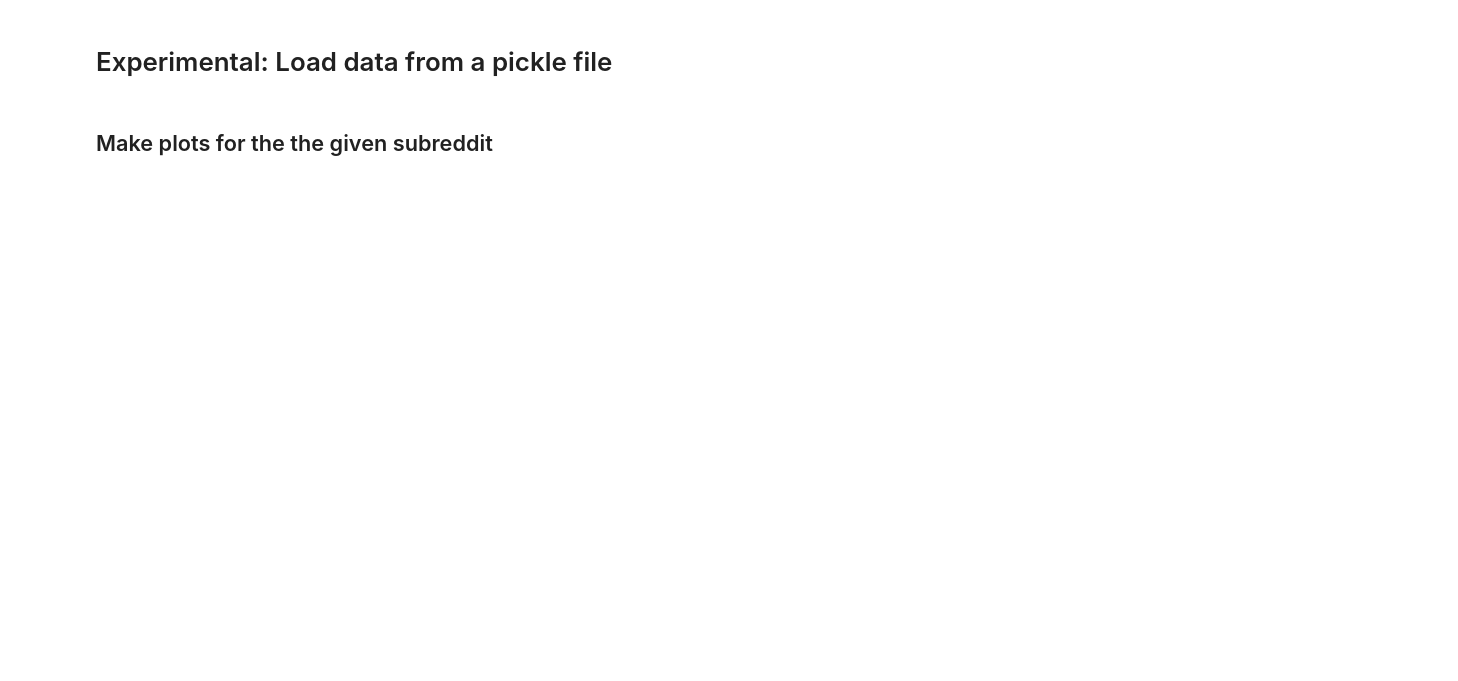
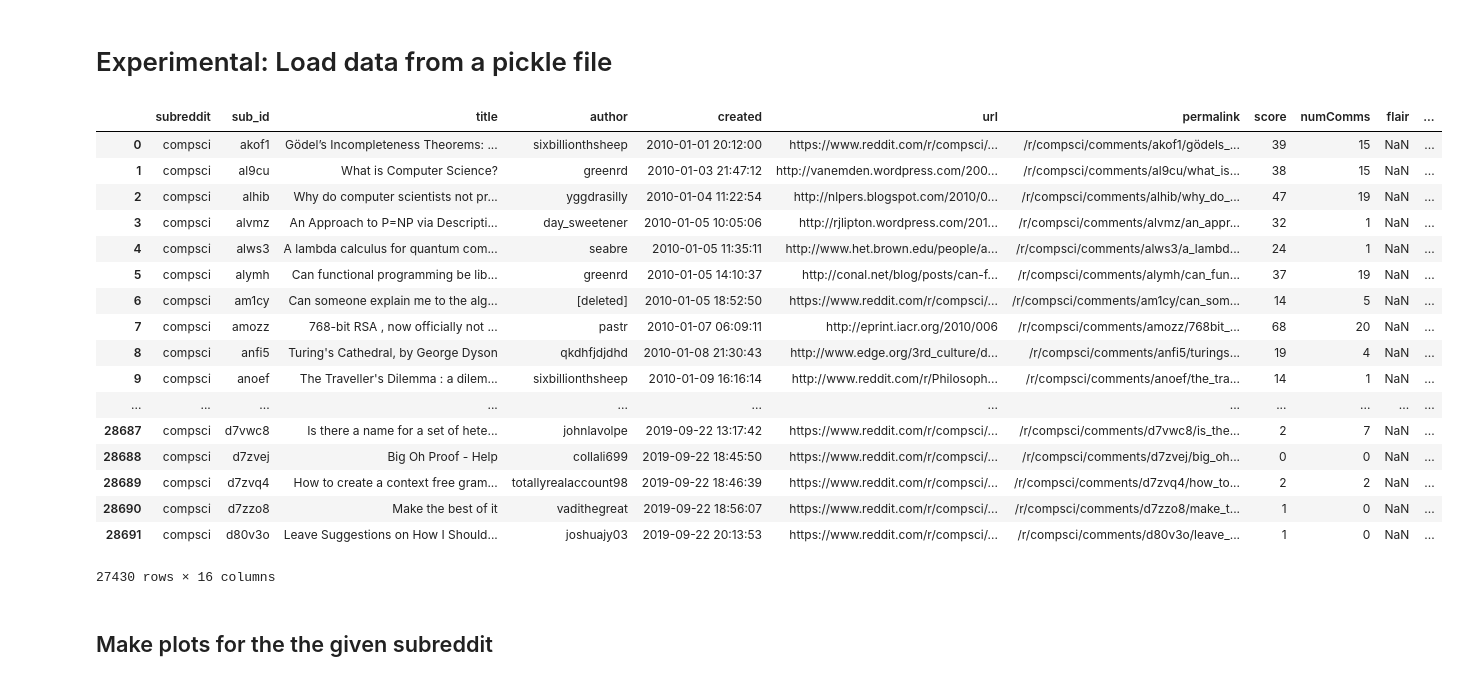
Before and after one commit to dmartizzi/populareddit, a Jupyter notebook: controversit-train-model.ipynb, the cells around one changed output. Drawn from its saved outputs; the diff is of its cells as text; code cells hidden in the pictures; blank space fills up the shorter version.

```diff
--- a/controversit-train-model.ipynb
+++ b/controversit-train-model.ipynb
@@ -46,31 +50,50 @@ import warnings; warnings.simplefilter('ignore')
 # %%
 #subrname = "politicaldiscussion"
 #subrname = "history"
 #subrname = "quotes"
-#subrname = "compsci"
-subrname = "changemyview"
+subrname = "compsci"
+#subrname = "changemyview"
 #subrname = "parenting"
 
 #inpath = "./"
 #fname = "dump_r-"+subrname+"_2019-09-12.pkl"
 inpath = "./subreddit_data/"
 fname = inpath+"r-"+subrname+"-export.pkl"
 dfraw = pd.read_pickle(fname)
 
 # Filter out removed posts
 sel = dfraw["selftext"].str.strip() == "[removed]"
 dfraw["selftext"][sel] = ""
 dfraw["title+selftext"] = dfraw["title"]+" "+dfraw["selftext"]
 dfraw["Popularity"] = dfraw["score"]+dfraw["numComms"]
 dfraw["Controversiality"] = 1.0-np.abs((dfraw["upvote_ratio"].values.astype(float)-0.5)/0.5)
 
 # Filter out posts with less than 3 words
 n_w = [len(dfraw["title+selftext"][i].split()) for i in range(0,len(dfraw["title+selftext"]))]
 dfraw["n_words"] = n_w
 sel = dfraw["n_words"] > 3
 df = dfraw[sel]
 
 display(df)
+# %% [output]
+|  | subreddit | sub_id | title | author | created | url | permalink | score | numComms | flair | ... |
+| 0 | compsci | akof1 | Gödel’s Incompleteness Theorems: ... | sixbillionthsheep | 2010-01-01 20:12:00 | https://www.reddit.com/r/compsci/... | /r/compsci/comments/akof1/gödels_... | 39 | 15 | NaN | ... |
+| 1 | compsci | al9cu | What is Computer Science? | greenrd | 2010-01-03 21:47:12 | http://vanemden.wordpress.com/200... | /r/compsci/comments/al9cu/what_is... | 38 | 15 | NaN | ... |
+| 2 | compsci | alhib | Why do computer scientists not pr... | yggdrasilly | 2010-01-04 11:22:54 | http://nlpers.blogspot.com/2010/0... | /r/compsci/comments/alhib/why_do_... | 47 | 19 | NaN | ... |
+| 3 | compsci | alvmz | An Approach to P=NP via Descripti... | day_sweetener | 2010-01-05 10:05:06 | http://rjlipton.wordpress.com/201... | /r/compsci/comments/alvmz/an_appr... | 32 | 1 | NaN | ... |
+| 4 | compsci | alws3 | A lambda calculus for quantum com... | seabre | 2010-01-05 11:35:11 | http://www.het.brown.edu/people/a... | /r/compsci/comments/alws3/a_lambd... | 24 | 1 | NaN | ... |
+| 5 | compsci | alymh | Can functional programming be lib... | greenrd | 2010-01-05 14:10:37 | http://conal.net/blog/posts/can-f... | /r/compsci/comments/alymh/can_fun... | 37 | 19 | NaN | ... |
+| 6 | compsci | am1cy | Can someone explain me to the alg... | [deleted] | 2010-01-05 18:52:50 | https://www.reddit.com/r/compsci/... | /r/compsci/comments/am1cy/can_som... | 14 | 5 | NaN | ... |
+| 7 | compsci | amozz | 768-bit RSA , now officially not ... | pastr | 2010-01-07 06:09:11 | http://eprint.iacr.org/2010/006 | /r/compsci/comments/amozz/768bit_... | 68 | 20 | NaN | ... |
+| 8 | compsci | anfi5 | Turing's Cathedral, by George Dyson | qkdhfjdjdhd | 2010-01-08 21:30:43 | http://www.edge.org/3rd_culture/d... | /r/compsci/comments/anfi5/turings... | 19 | 4 | NaN | ... |
+| 9 | compsci | anoef | The Traveller's Dilemma : a dilem... | sixbillionthsheep | 2010-01-09 16:16:14 | http://www.reddit.com/r/Philosoph... | /r/compsci/comments/anoef/the_tra... | 14 | 1 | NaN | ... |
+| ... | ... | ... | ... | ... | ... | ... | ... | ... | ... | ... | ... |
+| 28687 | compsci | d7vwc8 | Is there a name for a set of hete... | johnlavolpe | 2019-09-22 13:17:42 | https://www.reddit.com/r/compsci/... | /r/compsci/comments/d7vwc8/is_the... | 2 | 7 | NaN | ... |
+| 28688 | compsci | d7zvej | Big Oh Proof - Help | collali699 | 2019-09-22 18:45:50 | https://www.reddit.com/r/compsci/... | /r/compsci/comments/d7zvej/big_oh... | 0 | 0 | NaN | ... |
+| 28689 | compsci | d7zvq4 | How to create a context free gram... | totallyrealaccount98 | 2019-09-22 18:46:39 | https://www.reddit.com/r/compsci/... | /r/compsci/comments/d7zvq4/how_to... | 2 | 2 | NaN | ... |
+| 28690 | compsci | d7zzo8 | Make the best of it | vadithegreat | 2019-09-22 18:56:07 | https://www.reddit.com/r/compsci/... | /r/compsci/comments/d7zzo8/make_t... | 1 | 0 | NaN | ... |
+| 28691 | compsci | d80v3o | Leave Suggestions on How I Should... | joshuajy03 | 2019-09-22 20:13:53 | https://www.reddit.com/r/compsci/... | /r/compsci/comments/d80v3o/leave_... | 1 | 0 | NaN | ... |
+27430 rows × 16 columns
 # %% [markdown]
 ## Make plots for the the given subreddit
 # %%
```
Also changed, not shown: parts of 16 cells of this notebook.
